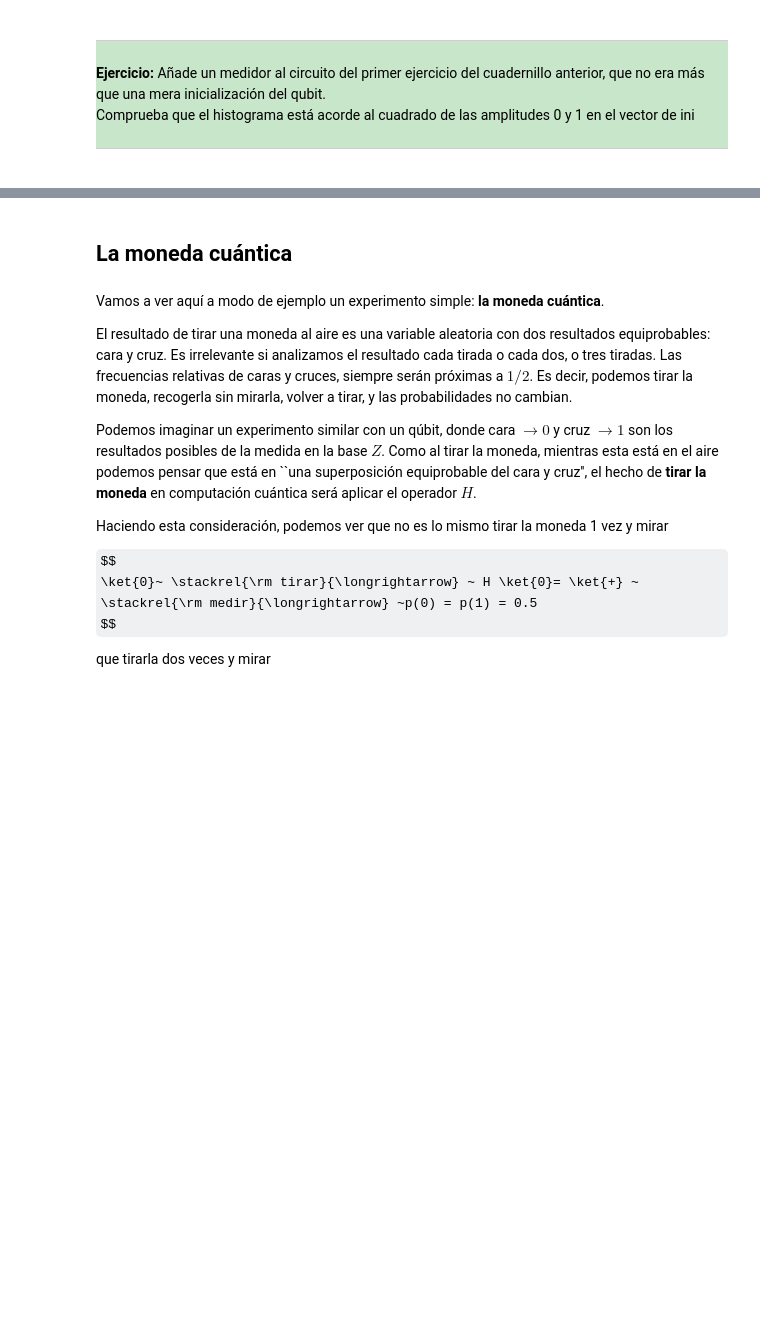
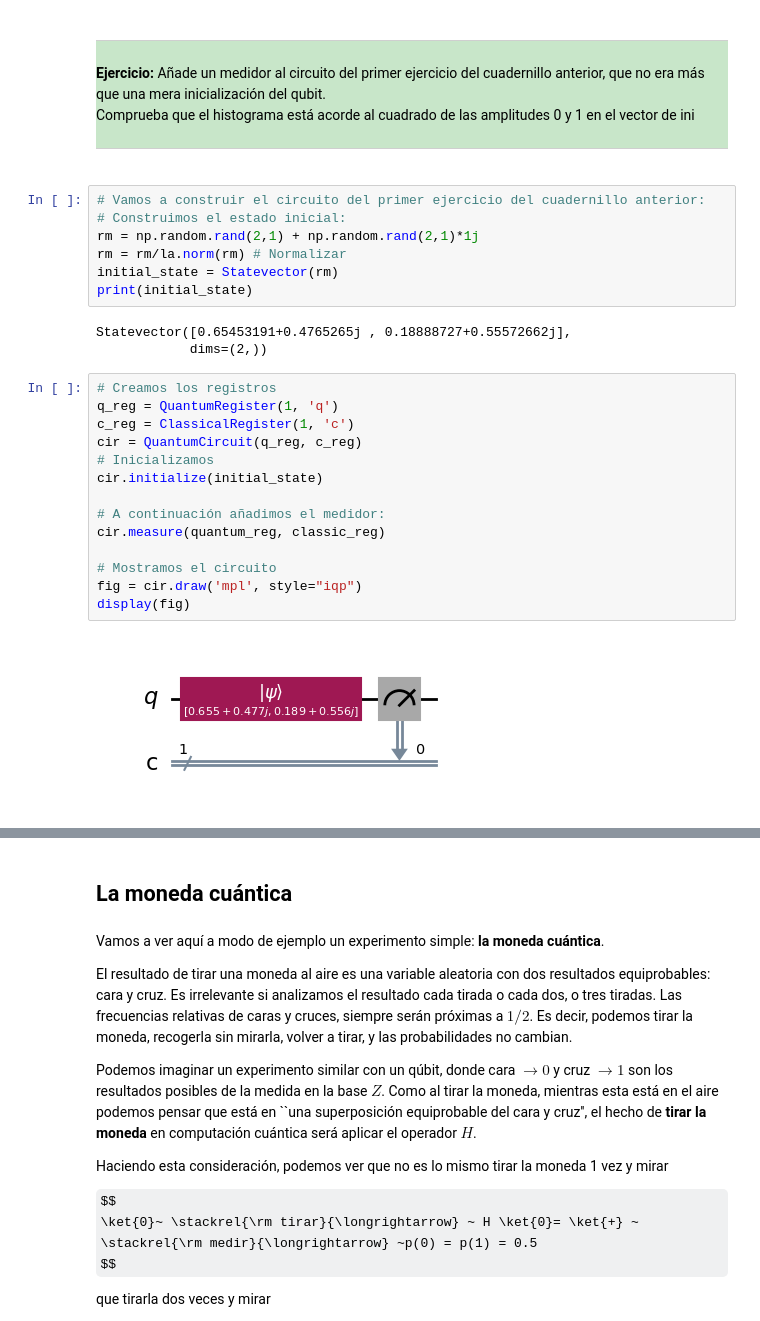
Before and after one commit to AlvaroMAM/quantUMA, a Jupyter notebook: QUANTUM_ARCHITECTURE/nb04-modulo2-medidas-1qubit_apariciomoralesalvaromanuel.ipynb, the cells around one changed output, grey strips where cells are left out. Drawn from its saved outputs; the diff is of its cells as text; some formulas as TeX source; blank space fills up the shorter version.

```diff
--- a/QUANTUM_ARCHITECTURE/nb04-modulo2-medidas-1qubit_apariciomoralesalvaromanuel.ipynb
+++ b/QUANTUM_ARCHITECTURE/nb04-modulo2-medidas-1qubit_apariciomoralesalvaromanuel.ipynb
@@ -225,3 +284,29 @@ Añade un medidor al circuito del primer ejercicio del cuadernillo anterior, que
 Comprueba que el histograma está acorde al cuadrado de las amplitudes 0 y 1 en el vector de ini
 <hr>
 </div>
+# %%
+# Vamos a construir el circuito del primer ejercicio del cuadernillo anterior:
+# Construimos el estado inicial:
+rm = np.random.rand(2,1) + np.random.rand(2,1)*1j
+rm = rm/la.norm(rm) # Normalizar
+initial_state = Statevector(rm)
+print(initial_state)
+# %% [output]
+Statevector([0.65453191+0.4765265j , 0.18888727+0.55572662j],
+            dims=(2,))
+# %%
+# Creamos los registros
+q_reg = QuantumRegister(1, 'q')
+c_reg = ClassicalRegister(1, 'c')
+cir = QuantumCircuit(q_reg, c_reg)
+# Inicializamos
+cir.initialize(initial_state)
+
+# A continuación añadimos el medidor:
+cir.measure(quantum_reg, classic_reg)
+
+# Mostramos el circuito
+fig = cir.draw('mpl', style="iqp")
+display(fig)
+# %% [output]
+[figure, added]
```
Also changed, not shown: parts of 31 cells of this notebook.
